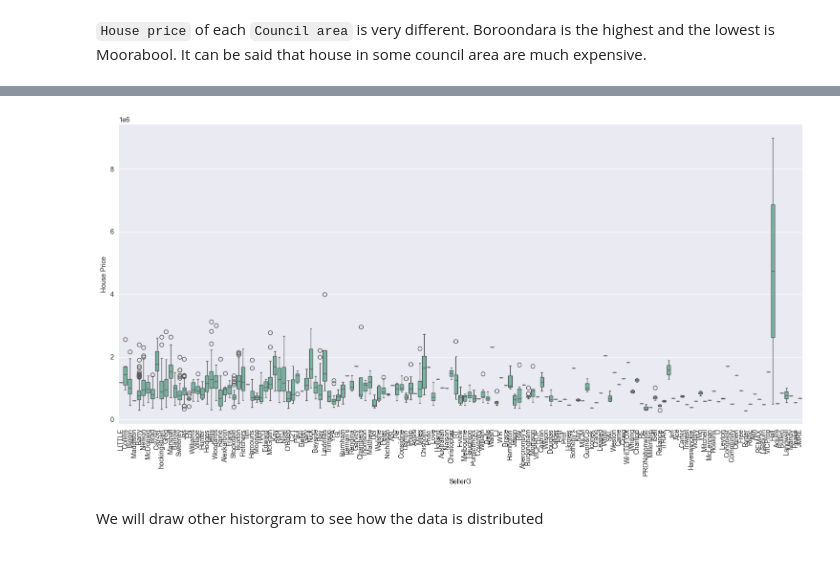
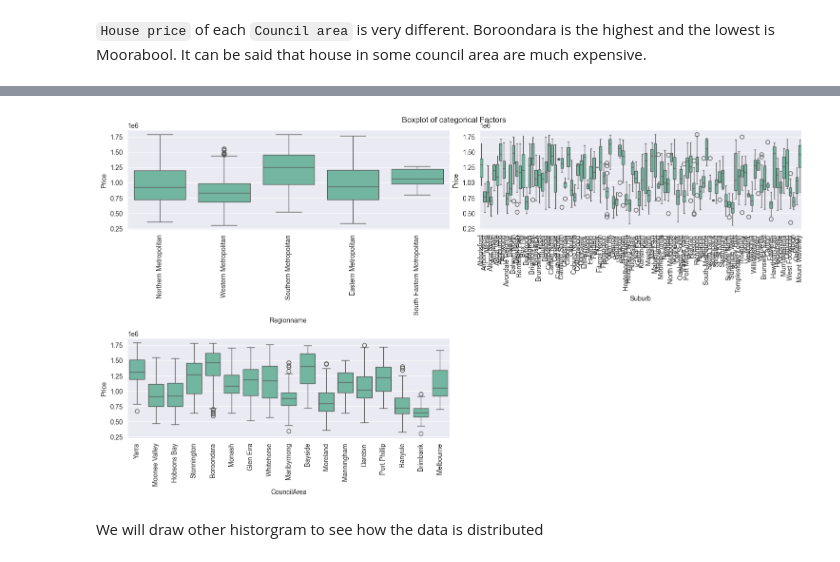
Before and after one commit to tien29CE/Practice-house-s-price-predicting, a Jupyter notebook: Real_estate_price_predicting.ipynb, the cells around one changed output, grey strips where cells are left out. Cells and saved outputs as stored; diff of their text form; code cells hidden in the pictures.

```diff
--- a/Real_estate_price_predicting.ipynb
+++ b/Real_estate_price_predicting.ipynb
@@ -335,3 +392,5 @@ plt.show()
+# %%
+dataset.drop('Method',axis = 1, inplace=True)
 # %%
 temp_dataset = dataset[dataset['Rooms'] == dataset['Rooms'].mode()[0]]
 temp_dataset = temp_dataset[temp_dataset['Bathroom'] == temp_dataset['Bathroom'].mode()[0]]
@@ -399,0 +458,8 @@ plt.show()
+# %%
+# Calculate the counts of each unique value in the "SellerG" column
+seller_g_counts = dataset['CouncilArea'].value_counts()
+# Create a list of seller names that meet the threshold
+valid_sellers = seller_g_counts[seller_g_counts >= 200].index.tolist()
+
+# Filter the dataset to keep only rows with valid sellers
+dataset = dataset[dataset['CouncilArea'].isin(valid_sellers)]
@@ -399,0 +490,8 @@ plt.show()
+# %%
+suburb_counts = dataset['Suburb'].value_counts()
+
+# Create a list of seller names that meet the threshold
+valid_suburb = suburb_counts[suburb_counts > 25].index.tolist()
+
+# Filter the dataset to keep only rows with valid sellers
+dataset = dataset[dataset['Suburb'].isin(valid_suburb)]
@@ -400,17 +510,27 @@ plt.show()
+# %%
+temp_dataset = dataset[dataset['Rooms'] == dataset['Rooms'].mode()[0]]
+temp_dataset = temp_dataset[temp_dataset['Bathroom'] == temp_dataset['Bathroom'].mode()[0]]
 # %%
-plt.figure(figsize=(15, 8))
-sns.boxplot(x='SellerG', y='Price', data=temp_dataset)
-plt.xlabel('SellerG')
-plt.ylabel('House Price')
+plt.figure(figsize=(15, 16))
 
-plt.xticks(rotation = 90)
+# Iterate through the factors and create boxplots for each
+for i, factor in enumerate(['Regionname','Suburb', 'CouncilArea']):
+    plt.subplot(4, 2, i + 1)  # 2 rows, 3 columns, i+1 specifies the position
+    sns.boxplot(x= factor, y='Price', data = temp_dataset)
+    plt.xlabel(factor)
+    plt.ylabel('Price')
+    plt.xticks(rotation=90)
+
+# Add a title
+plt.suptitle('Boxplot of categorical Factors')
+
 # Adjust subplot layout
 plt.tight_layout()
 
 # Show the plots
 plt.show()
 # %% [output]
-[figure, old version]
+[figure, new version]
 # %% [markdown]
 We will draw other historgram to see how the data is distributed
 # %%
```
Also changed, not shown: parts of 27 cells of this notebook.
